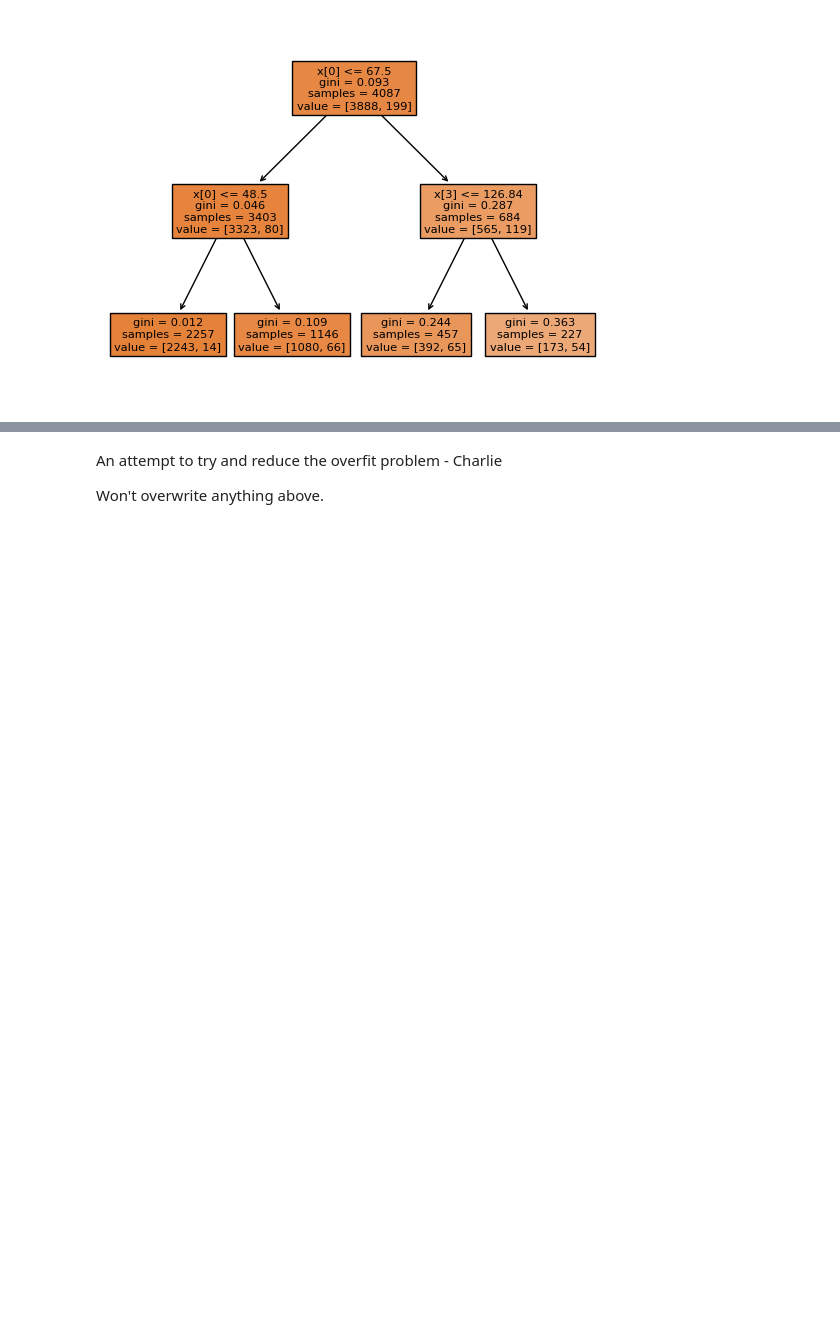
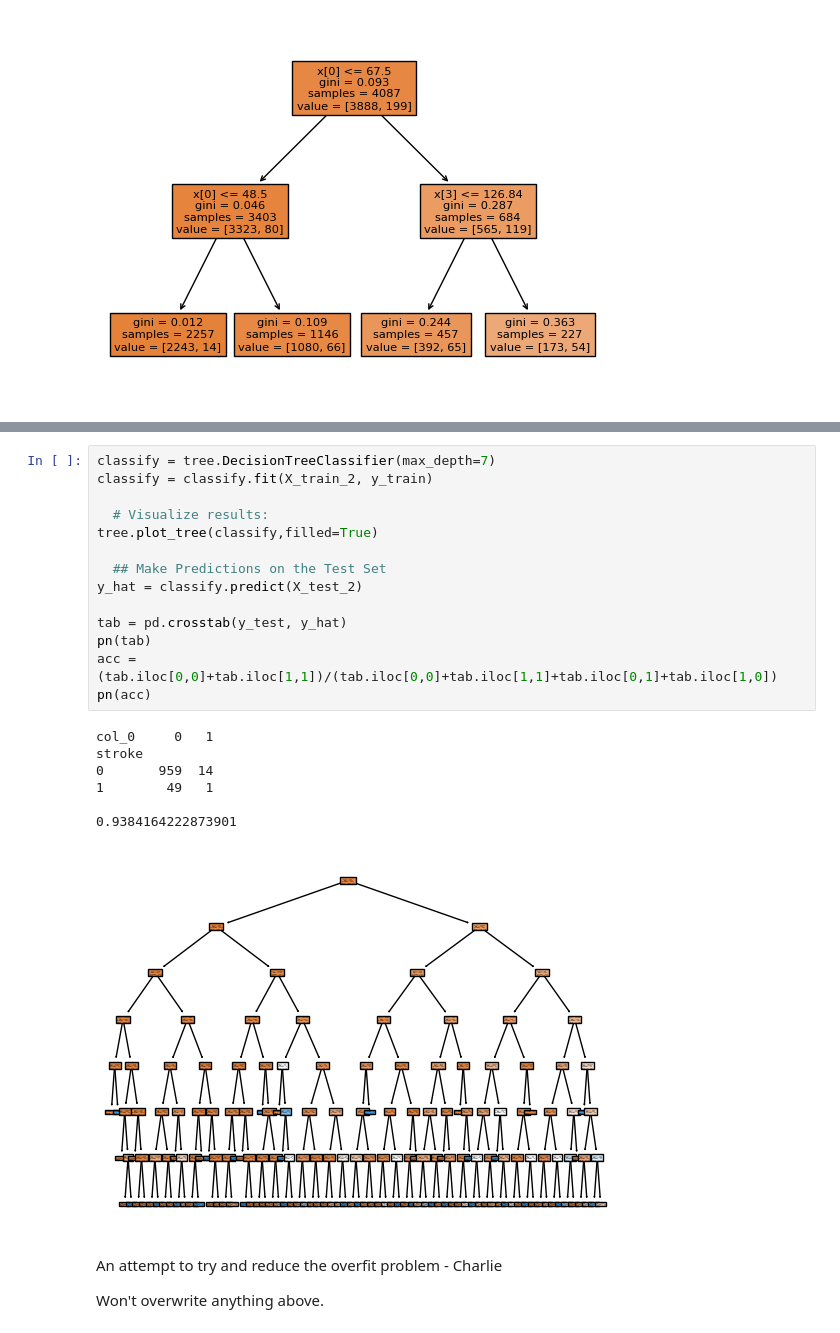
Before and after one commit to DS3001/group5, a Jupyter notebook: lab2.ipynb, the cells around one changed output, grey strips where cells are left out. Drawn from its saved outputs; the diff is of its cells as text; blank space fills up the shorter version.

```diff
--- a/lab2.ipynb
+++ b/lab2.ipynb
@@ -404,3 +425,25 @@ depth 7
+# %%
+classify = tree.DecisionTreeClassifier(max_depth=7)
+classify = classify.fit(X_train_2, y_train)
+
+  # Visualize results:
+tree.plot_tree(classify,filled=True)
+
+  ## Make Predictions on the Test Set
+y_hat = classify.predict(X_test_2)
+
+tab = pd.crosstab(y_test, y_hat)
+pn(tab)
+acc = (tab.iloc[0,0]+tab.iloc[1,1])/(tab.iloc[0,0]+tab.iloc[1,1]+tab.iloc[0,1]+tab.iloc[1,0])
+pn(acc)
+# %% [output]
+col_0     0   1
+stroke
+0       959  14
+1        49   1
+
+0.9384164222873901
+[figure, added]
 # %% [markdown]
 An attempt to try and reduce the overfit problem - Charlie
 
```
Also changed, not shown: parts of 8 cells of this notebook.
